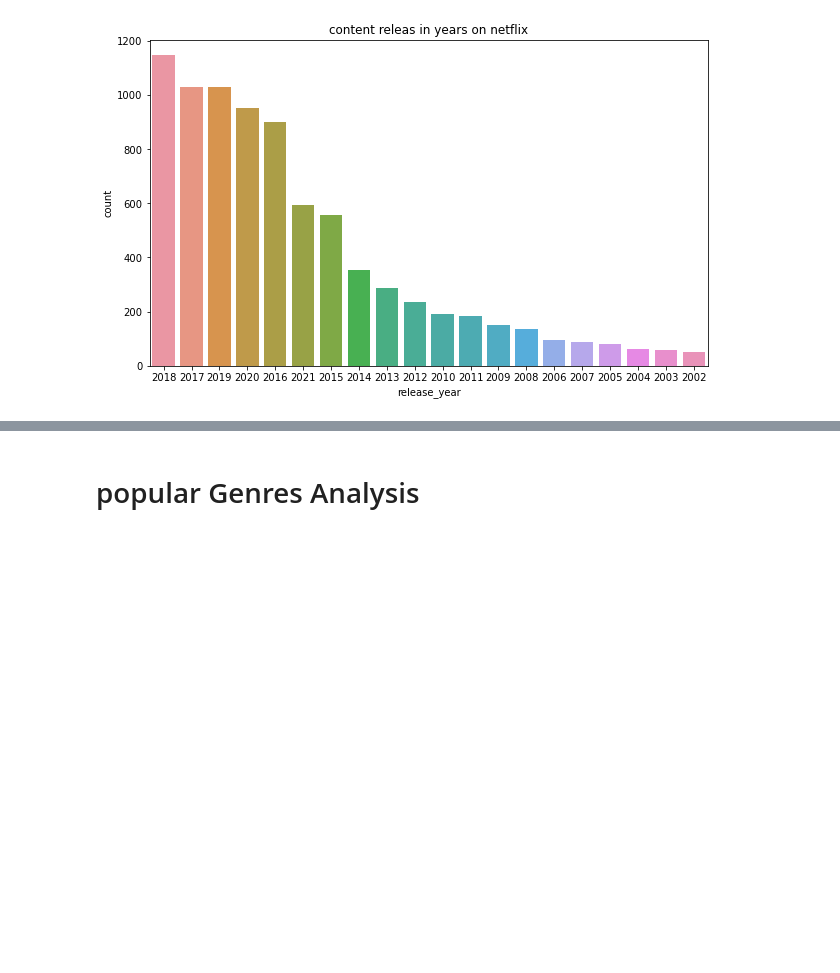
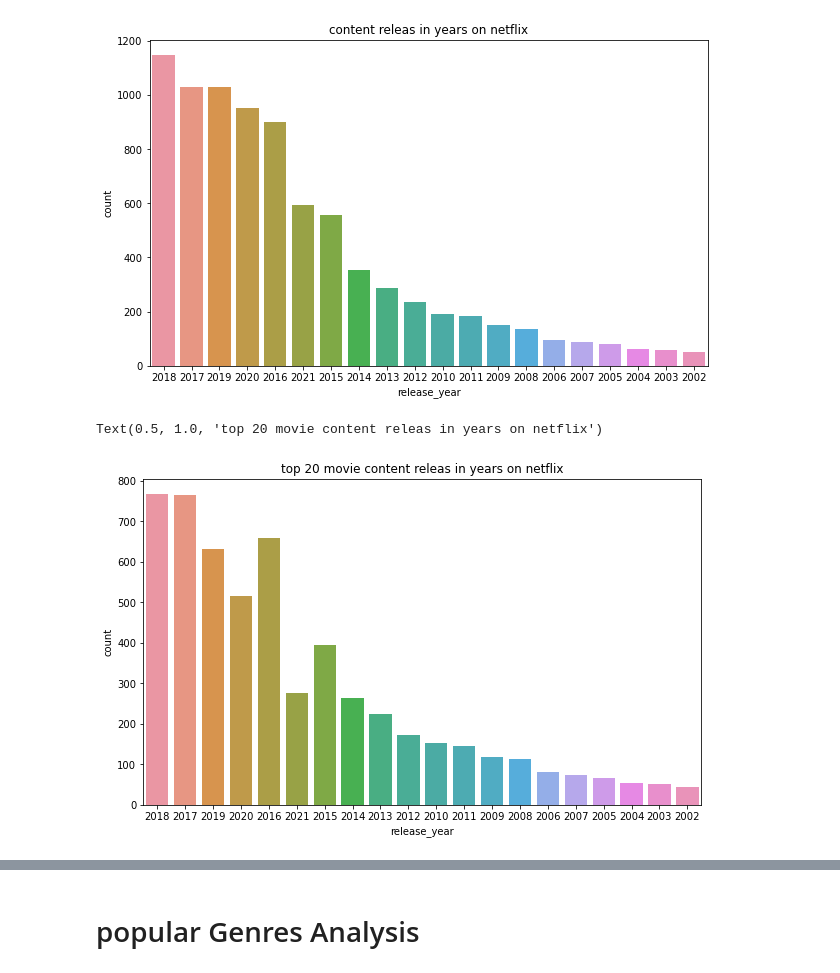
Before and after one commit to atif4/786-python-code-, a Jupyter notebook: netflix1.ipynb, the cells around one changed output, grey strips where cells are left out. Drawn from its saved outputs; the diff is of its cells as text; code cells hidden in the pictures; blank space fills up the shorter version.

```diff
--- a/netflix1.ipynb
+++ b/netflix1.ipynb
@@ -258,3 +258,11 @@ plt.title("content releas in years on netflix")
 # %% [output]
 Text(0.5, 1.0, 'content releas in years on netflix')
 [figure]
+# %%
+plt.figure(figsize=(10,6))
+sns.countplot(x='release_year',order=df['release_year'].value_counts().index[0:20],data=movie)
+plt.title("top 20 movie content releas in years on netflix")
+#it is combine graph shows high rate of TV and movie shows was given by (US)
+# %% [output]
+Text(0.5, 1.0, 'top 20 movie content releas in years on netflix')
+[figure, added]
```
Also changed, not shown: parts of 22 cells of this notebook.
